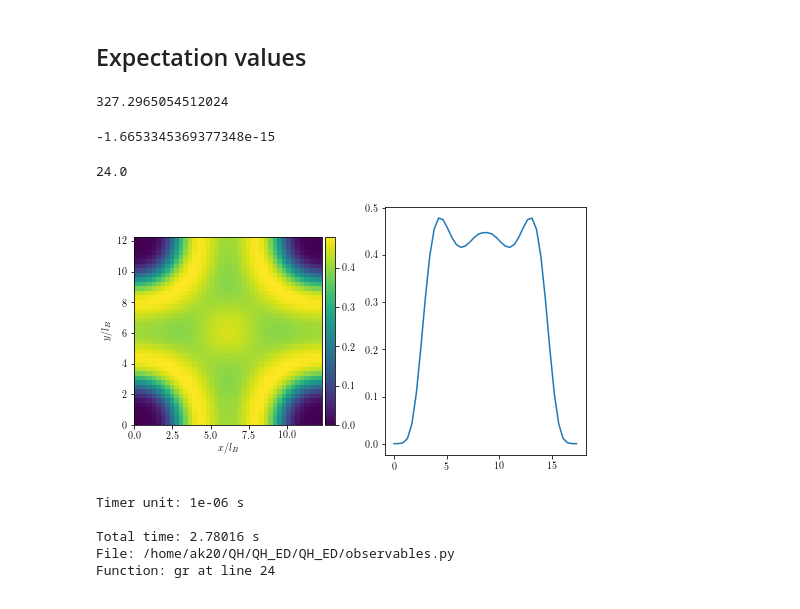
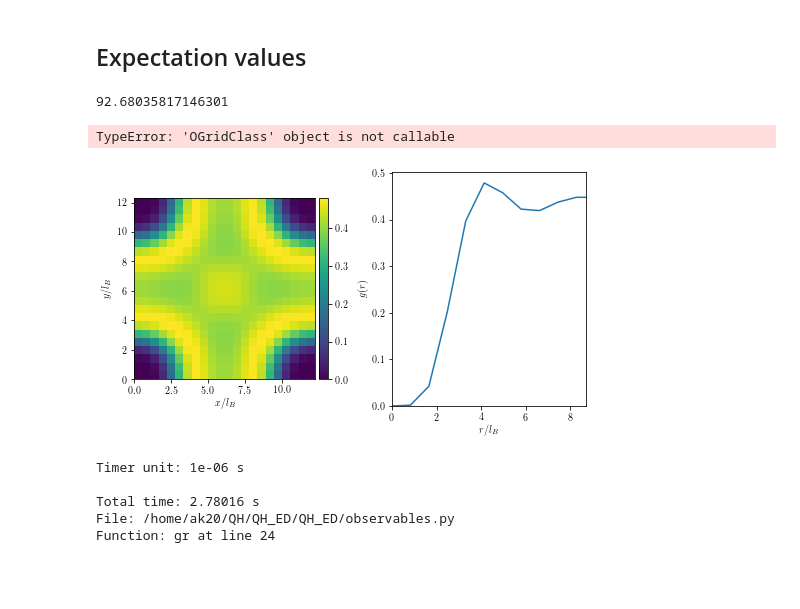
Before and after one commit to akshaykri/QH_ED, a Jupyter notebook: examples/QH_ED1.ipynb, the cells around one changed output. Drawn from its saved outputs; the diff is of its cells as text; code cells hidden in the pictures.

```diff
--- a/examples/QH_ED1.ipynb
+++ b/examples/QH_ED1.ipynb
@@ -176,8 +182,8 @@ hilbObj1 = hilbert.Hilbert(Nphi=Nphi, Ne=Ne, NH=NH, hilb=hilb_s, hilbLen=hilbLen
 obs1 = observables.Observables(torus1, hamParams, hilbObj1)
 # %%
 t1 = time.time()
-gR1 = obs1.gr(10, 10, Vxx[:, 0])
+gR1 = obs1.gr(20, 20, Vxx[:, 0])
 t2 = time.time()
 print(t2 - t1)
 # %% [output]
-327.2965054512024
+92.68035817146301
@@ -187,8 +190,6 @@ gRz = np.c_[np.r_[gR1, gR1[-1::-1,:]],
-# %%
-np.min(gR1- gR1.T)
-# %% [output]
--1.6653345369377348e-15
-# %%
-(torus1.Lx**2)/(2*np.pi)
-# %% [output]
-24.0
+# %%
+X1 = np.arange(4)
+X2 = np.random.randn(5)
+np.ogrid(X1, X2)
+# %% [output]
+TypeError: 'OGridClass' object is not callable
@@ -195,23 +218,25 @@ np.min(gR1- gR1.T)
 # %%
 from mpl_toolkits.axes_grid1 import make_axes_locatable
 
 f, (ax, bx) = plt.subplots(1, 2, figsize=(7, 4))
 im1 = ax.imshow(gR1, extent=[0, torus1.Lx, 0, torus1.Ly])
 
 ax.set_xlabel(r'$x / l_B$')
 ax.set_ylabel(r'$y / l_B$')
 divider = make_axes_locatable(ax)
 cax = divider.append_axes("right", size="5%", pad=0.05)
 
-# bx.plot(np.sqrt(torus1.Lx**2 + torus1.Ly**2) * np.arange(gR1.shape[0])/(gR1.shape[0] - 1),
-#         np.diag(gR1))
-# bx.set_xlim(0, np.sqrt(torus1.Lx**2 + torus1.Ly**2))
-# bx.set_ylim()
+bx.plot(np.sqrt(torus1.Lx**2 + torus1.Ly**2) * np.arange(gR1.shape[0])/(gR1.shape[0] - 1),
+        np.diag(gR1))
+bx.set_xlim(0, np.sqrt(torus1.Lx**2 + torus1.Ly**2)/2)
+bx.set_ylim(0)
+bx.set_xlabel(r'$r/l_B$')
+bx.set_ylabel(r'$g(r)$')
 
 f.colorbar(im1, cax=cax)
 f.tight_layout()
 # %% [output]
-[figure, old version]
+[figure, new version]
 # %%
 %lprun -f obs1.gr obs1.gr(2, 2, Vxx[:, 0])
 # %% [output]
```
Also changed, not shown: parts of 9 cells of this notebook, 2 other files.
